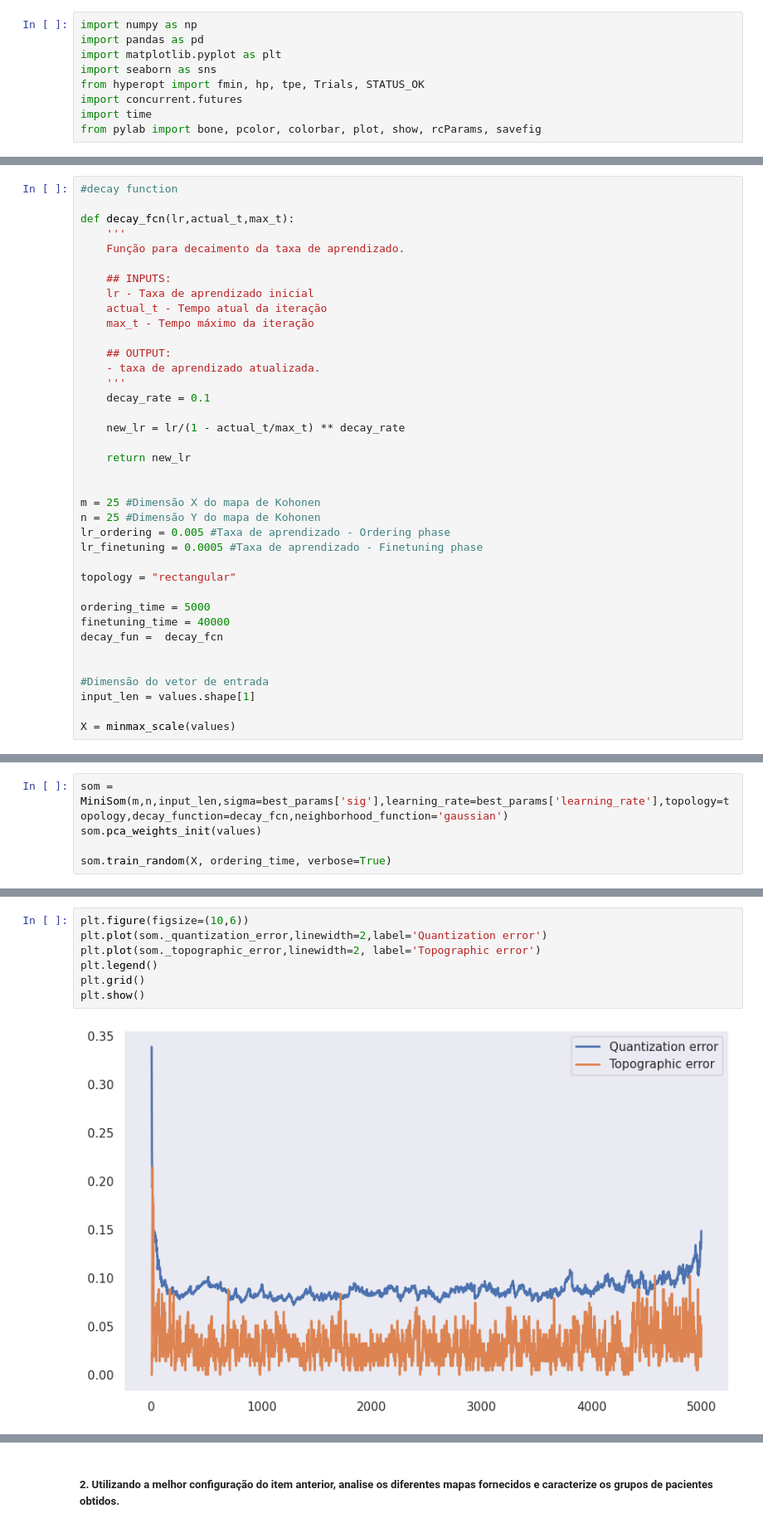
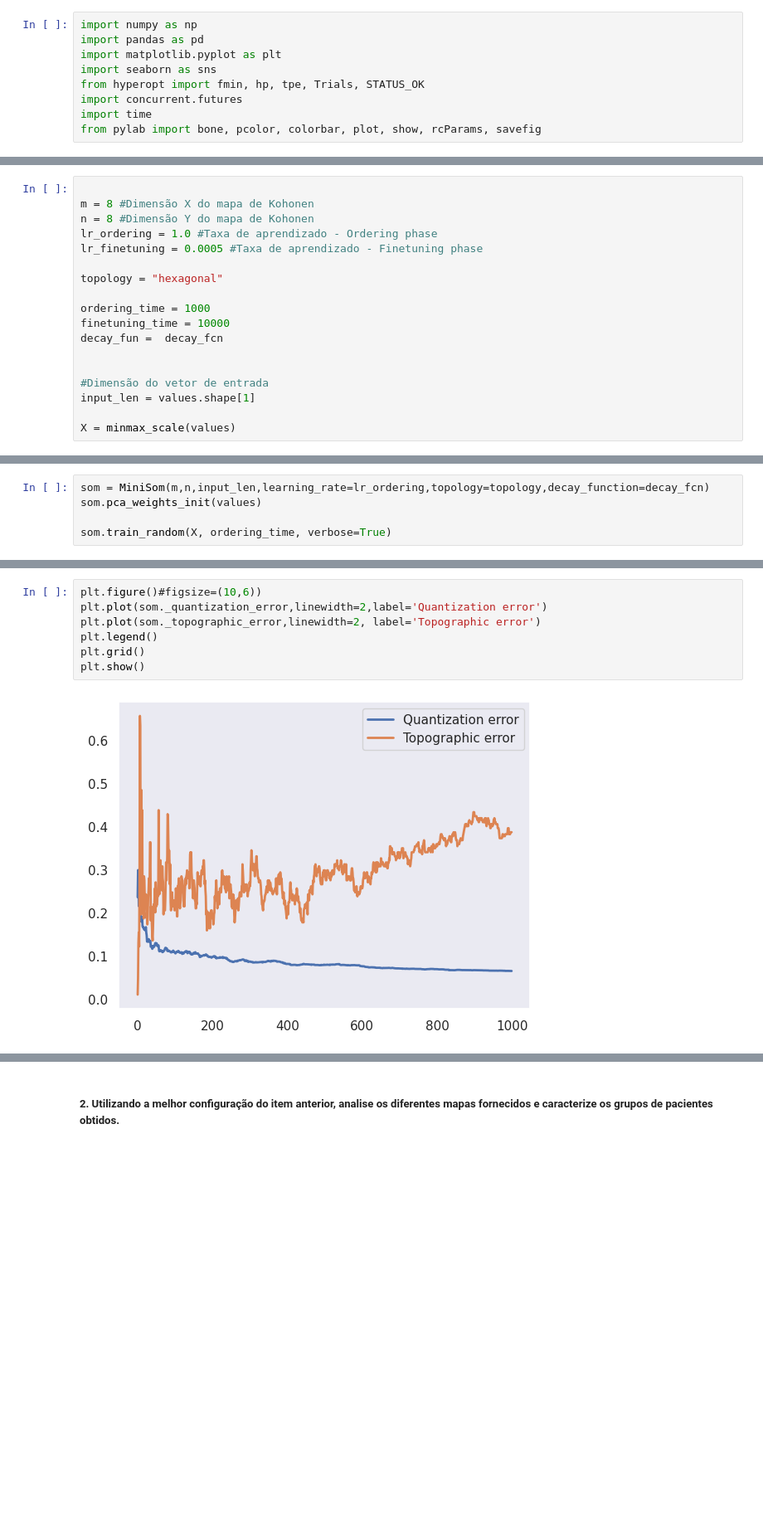
Before and after one commit to helainytorres/RedesNeurais, a Jupyter notebook: List3_Helainy.ipynb, the cells around one changed output, grey strips where cells are left out. Shown at 83% size. Drawn from its saved outputs; the diff is of its cells as text; blank space fills up the shorter version.

```diff
--- a/List3_Helainy.ipynb
+++ b/List3_Helainy.ipynb
@@ -661,34 +949,14 @@ from pylab import bone, pcolor, colorbar, plot, show, rcParams, savefig
 # %%
-#decay function
 
-def decay_fcn(lr,actual_t,max_t):
-    '''
-    Função para decaimento da taxa de aprendizado.
-
-    ## INPUTS:
-    lr - Taxa de aprendizado inicial
-    actual_t - Tempo atual da iteração
-    max_t - Tempo máximo da iteração
-
-    ## OUTPUT:
-    - taxa de aprendizado atualizada.
-    '''
-    decay_rate = 0.1
-
-    new_lr = lr/(1 - actual_t/max_t) ** decay_rate
-
-    return new_lr
-
-
-m = 25 #Dimensão X do mapa de Kohonen
-n = 25 #Dimensão Y do mapa de Kohonen
-lr_ordering = 0.005 #Taxa de aprendizado - Ordering phase
+m = 8 #Dimensão X do mapa de Kohonen
+n = 8 #Dimensão Y do mapa de Kohonen
+lr_ordering = 1.0 #Taxa de aprendizado - Ordering phase
 lr_finetuning = 0.0005 #Taxa de aprendizado - Finetuning phase
 
-topology = "rectangular"
+topology = "hexagonal"
 
-ordering_time = 5000
-finetuning_time = 40000
+ordering_time = 1000
+finetuning_time = 10000
 decay_fun =  decay_fcn
 
 
@@ -713,5 +967,5 @@ The best learning rate value after 100 iterations is 0.5174045744460589
 # %%
-som = MiniSom(m,n,input_len,sigma=best_params['sig'],learning_rate=best_params['learning_rate'],topology=topology,decay_function=decay_fcn,neighborhood_function='gaussian')
+som = MiniSom(m,n,input_len,learning_rate=lr_ordering,topology=topology,decay_function=decay_fcn)
 som.pca_weights_init(values)
 
 som.train_random(X, ordering_time, verbose=True)
@@ -721,9 +979,9 @@ som.train_random(X, ordering_time, verbose=True)
 # %%
-plt.figure(figsize=(10,6))
+plt.figure()#figsize=(10,6))
 plt.plot(som._quantization_error,linewidth=2,label='Quantization error')
 plt.plot(som._topographic_error,linewidth=2, label='Topographic error')
 plt.legend()
 plt.grid()
 plt.show()
 # %% [output]
-[figure, old version]
+[figure, new version]
```
Also changed, not shown: parts of 154 cells of this notebook.
